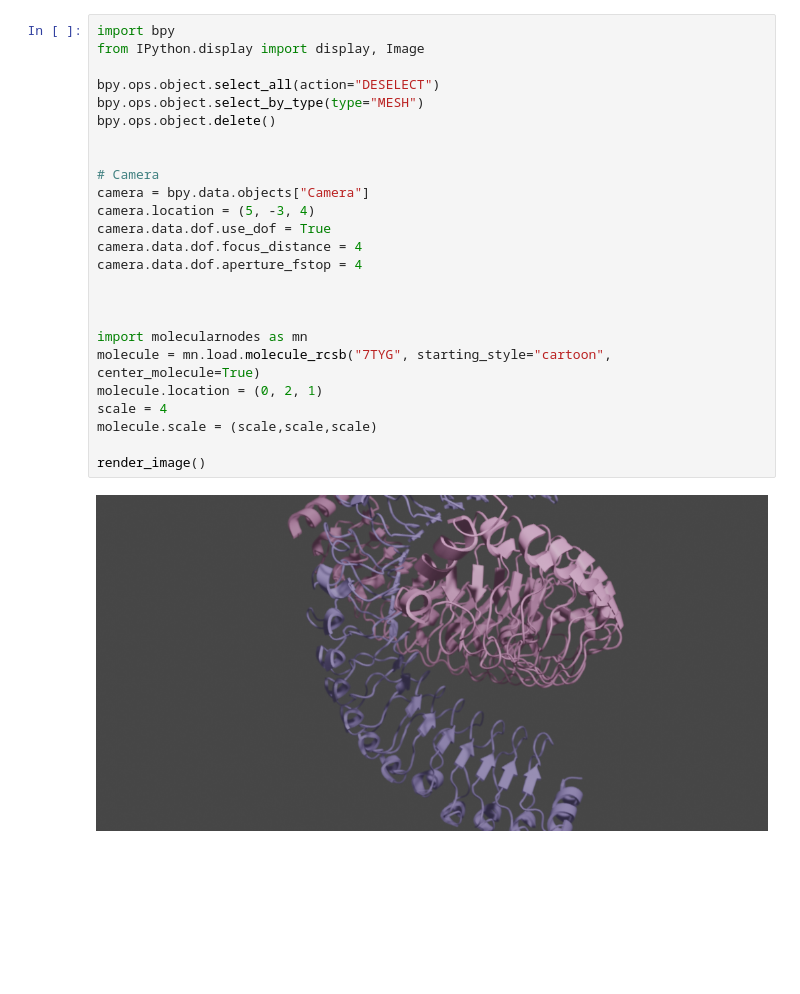
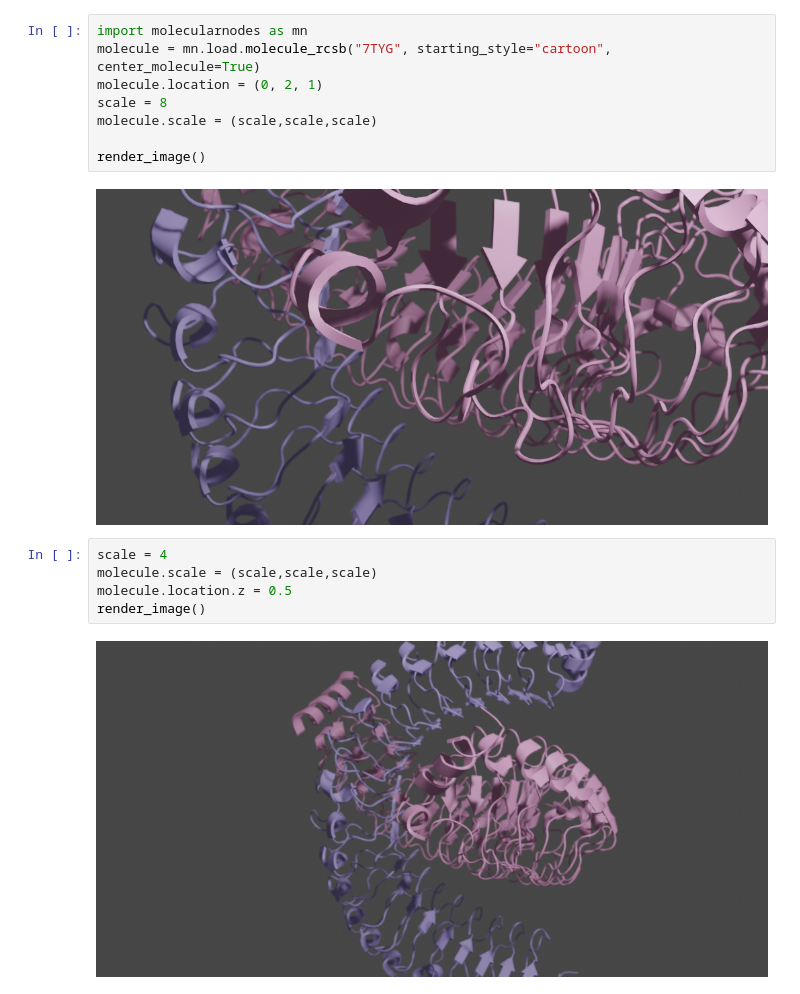
Before and after one commit to kolibril13/ipyMolecularNodes, a Jupyter notebook: static_example.ipynb, the cells around one changed output. Cells and saved outputs as stored; diff of their text form; blank space fills up the shorter version.

```diff
--- a/static_example.ipynb
+++ b/static_example.ipynb
@@ -20,27 +36,17 @@ def render_image():
 # %%
-import bpy
-from IPython.display import display, Image
-
-bpy.ops.object.select_all(action="DESELECT")
-bpy.ops.object.select_by_type(type="MESH")
-bpy.ops.object.delete()
-
-
-# Camera
-camera = bpy.data.objects["Camera"]
-camera.location = (5, -3, 4)
-camera.data.dof.use_dof = True
-camera.data.dof.focus_distance = 4
-camera.data.dof.aperture_fstop = 4
-
-
-
 import molecularnodes as mn
 molecule = mn.load.molecule_rcsb("7TYG", starting_style="cartoon", center_molecule=True)
 molecule.location = (0, 2, 1)
-scale = 4
+scale = 8
 molecule.scale = (scale,scale,scale)
 
 render_image()
 # %% [output]
-[figure, old version]
+[figure, new version]
+# %%
+scale = 4
+molecule.scale = (scale,scale,scale)
+molecule.location.z = 0.5
+render_image()
+# %% [output]
+[figure, added]
```
Also changed, not shown: parts of 4 cells of this notebook.
